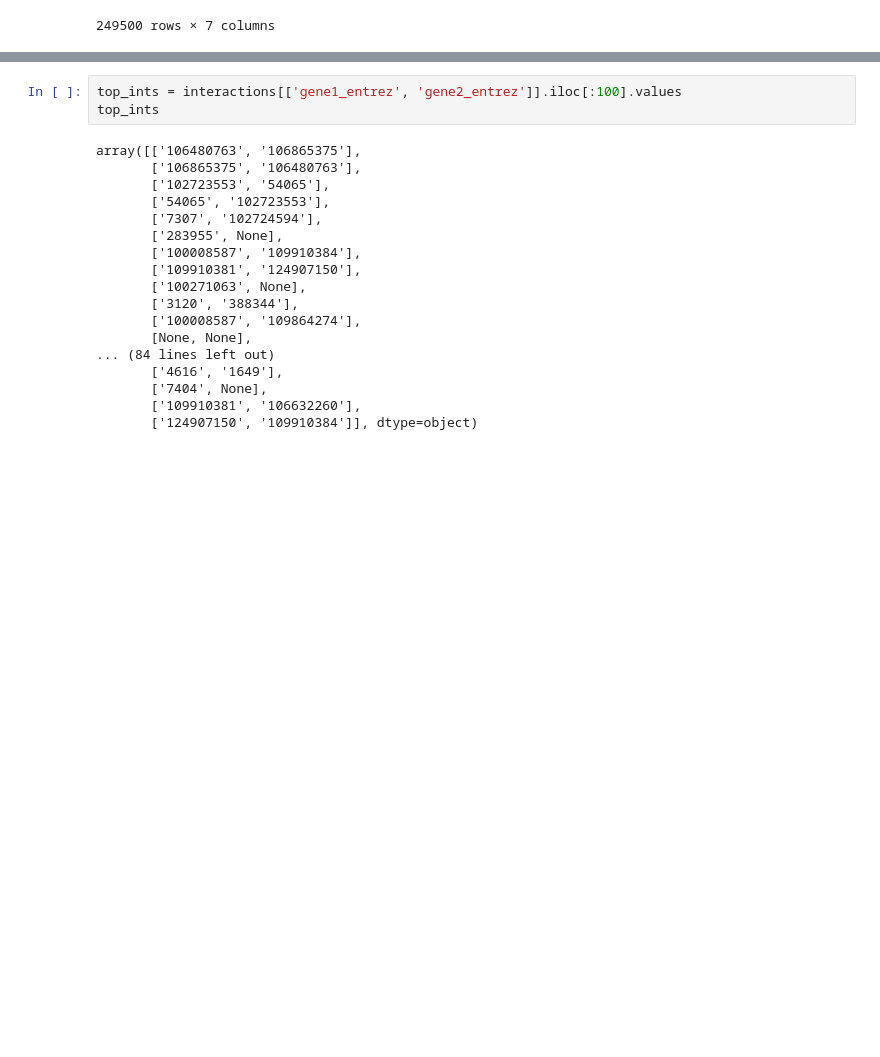
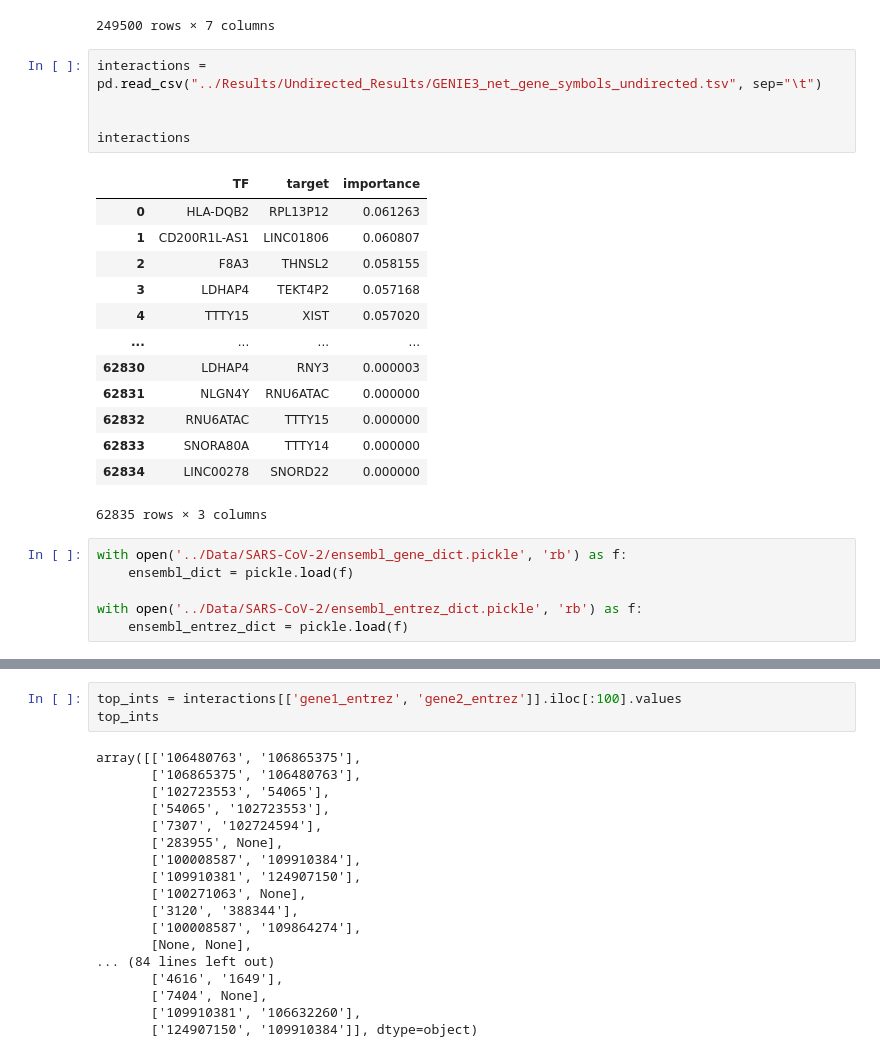
Before and after one commit to Chucklemunch/BMI_776_Project, a Jupyter notebook: Sandbox/BioGRID.ipynb, the cells around one changed output, grey strips where cells are left out. Saved outputs shown, nothing was run; the diff lists cells and outputs as text; blank space fills up the shorter version.

```diff
--- a/Sandbox/BioGRID.ipynb
+++ b/Sandbox/BioGRID.ipynb
@@ -29,3 +30,28 @@ interactions
 | 249498 | ENSG00000228078 | ENSG00000202354 | 0.000000 | HLA-U | RNY3 | None | 6085 |
 | 249499 | ENSG00000229230 | ENSG00000200356 | 0.000000 | MT1P3 | U6 | 140851 | 106481444 |
 249500 rows × 7 columns
+# %%
+interactions = pd.read_csv("../Results/Undirected_Results/GENIE3_net_gene_symbols_undirected.tsv", sep="\t")
+
+
+interactions
+# %% [output]
+|  | TF | target | importance |
+| 0 | HLA-DQB2 | RPL13P12 | 0.061263 |
+| 1 | CD200R1L-AS1 | LINC01806 | 0.060807 |
+| 2 | F8A3 | THNSL2 | 0.058155 |
+| 3 | LDHAP4 | TEKT4P2 | 0.057168 |
+| 4 | TTTY15 | XIST | 0.057020 |
+| ... | ... | ... | ... |
+| 62830 | LDHAP4 | RNY3 | 0.000003 |
+| 62831 | NLGN4Y | RNU6ATAC | 0.000000 |
+| 62832 | RNU6ATAC | TTTY15 | 0.000000 |
+| 62833 | SNORA80A | TTTY14 | 0.000000 |
+| 62834 | LINC00278 | SNORD22 | 0.000000 |
+62835 rows × 3 columns
+# %%
+with open('../Data/SARS-CoV-2/ensembl_gene_dict.pickle', 'rb') as f:
+    ensembl_dict = pickle.load(f)
+
+with open('../Data/SARS-CoV-2/ensembl_entrez_dict.pickle', 'rb') as f:
+    ensembl_entrez_dict = pickle.load(f)
```
Also changed, not shown: parts of 7 cells of this notebook, 2 other files.
